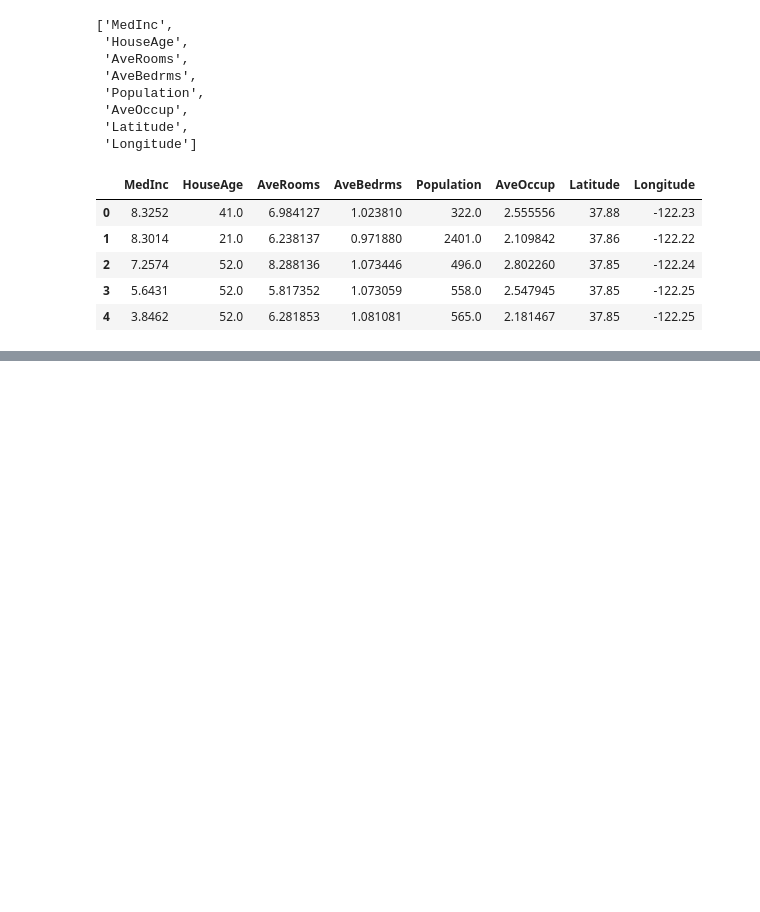
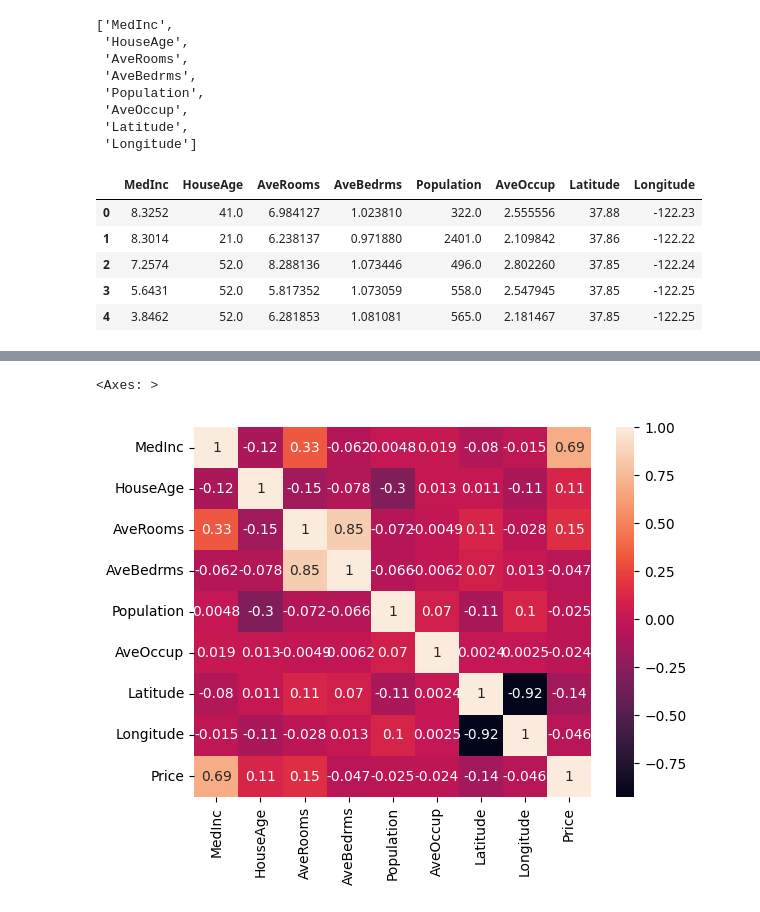
Before and after one commit to 2022BCD0052/Machine-Learning, a Jupyter notebook: Linear Regression Practical/basic project/multiplelinearlegression.ipynb, the cells around one changed output, grey strips where cells are left out. Cells and saved outputs as stored; diff of their text form; code cells hidden in the pictures; blank space fills up the shorter version.

```diff
--- a/Linear Regression Practical/basic project/multiplelinearlegression.ipynb
+++ b/Linear Regression Practical/basic project/multiplelinearlegression.ipynb
@@ -93,3 +93,6 @@ dataset.head()
 | 2 | 7.2574 | 52.0 | 8.288136 | 1.073446 | 496.0 | 2.802260 | 37.85 | -122.24 |
 | 3 | 5.6431 | 52.0 | 5.817352 | 1.073059 | 558.0 | 2.547945 | 37.85 | -122.25 |
 | 4 | 3.8462 | 52.0 | 6.281853 | 1.081081 | 565.0 | 2.181467 | 37.85 | -122.25 |
+# %%
+dataset['Price'] = california.target
+dataset.head()
@@ -95,0 +144,5 @@ dataset.head()
+# %%
+sns.heatmap(dataset.corr(),annot=True)
+# %% [output]
+<Axes: >
+[figure, added]
```
Also changed, not shown: parts of 30 cells of this notebook, 1 other file.
